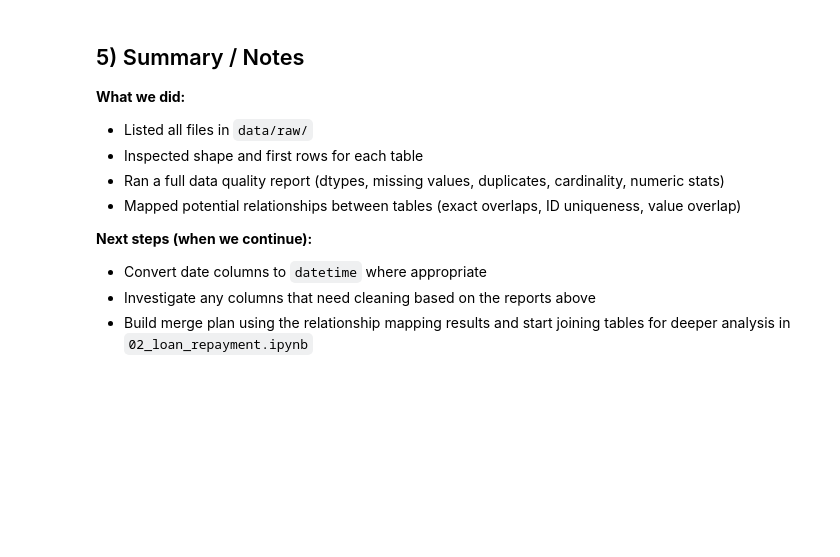
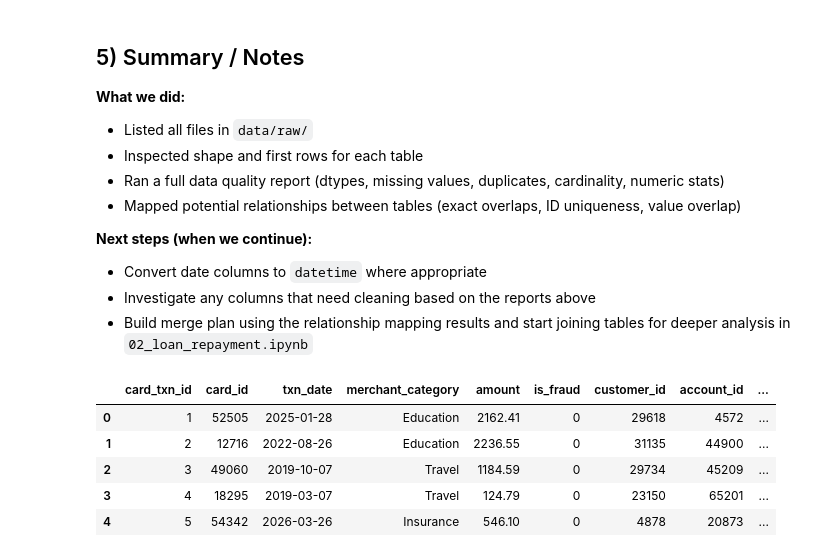
Before and after one commit to ConradNats/Banking-data-analysis, a Jupyter notebook: notebooks/01_inventory.ipynb, the cells around one changed output. Saved outputs shown, nothing was run; the diff lists cells and outputs as text; code cells hidden in the pictures; blank space fills up the shorter version.

```diff
--- a/notebooks/01_inventory.ipynb
+++ b/notebooks/01_inventory.ipynb
@@ -355,3 +355,32 @@ employees.csv.branch_id (150) <-> loan_payments.csv.loan_id (22,000) | intersect
 - Convert date columns to `datetime` where appropriate
 - Investigate any columns that need cleaning based on the reports above
 - Build merge plan using the relationship mapping results and start joining tables for deeper analysis in `02_loan_repayment.ipynb`
+# %%
+# Load the key tables
+customers = pd.read_csv(os.path.join(raw_path, "customers.csv"))
+accounts = pd.read_csv(os.path.join(raw_path, "accounts.csv"))
+branches = pd.read_csv(os.path.join(raw_path, "branches.csv"))
+
+# Merge customer + account
+cust_acc = accounts.merge(customers, on="customer_id", how="left", suffixes=("_acc", "_cust"))
+
+# Add branch info
+cust_acc_branch = cust_acc.merge(branches, on="branch_id", how="left")
+cust_acc_branch.head()
+#Step 2: Add cards and transactions (if needed for analysis)
+cards = pd.read_csv(os.path.join(raw_path, "cards.csv"))
+card_txn = pd.read_csv(os.path.join(raw_path, "card_transactions.csv"))
+
+# cards to accounts/customers
+cards_full = cards.merge(cust_acc_branch, on=["customer_id", "account_id"], how="left")
+
+# transactions to cards
+txn_full = card_txn.merge(cards_full, on="card_id", how="left")
+txn_full.head()
+# %% [output]
+|  | card_txn_id | card_id | txn_date | merchant_category | amount | is_fraud | customer_id | account_id | ... |
+| 0 | 1 | 52505 | 2025-01-28 | Education | 2162.41 | 0 | 29618 | 4572 | ... |
+| 1 | 2 | 12716 | 2022-08-26 | Education | 2236.55 | 0 | 31135 | 44900 | ... |
+| 2 | 3 | 49060 | 2019-10-07 | Travel | 1184.59 | 0 | 29734 | 45209 | ... |
+| 3 | 4 | 18295 | 2019-03-07 | Travel | 124.79 | 0 | 23150 | 65201 | ... |
+| 4 | 5 | 54342 | 2026-03-26 | Insurance | 546.10 | 0 | 4878 | 20873 | ... |
```
